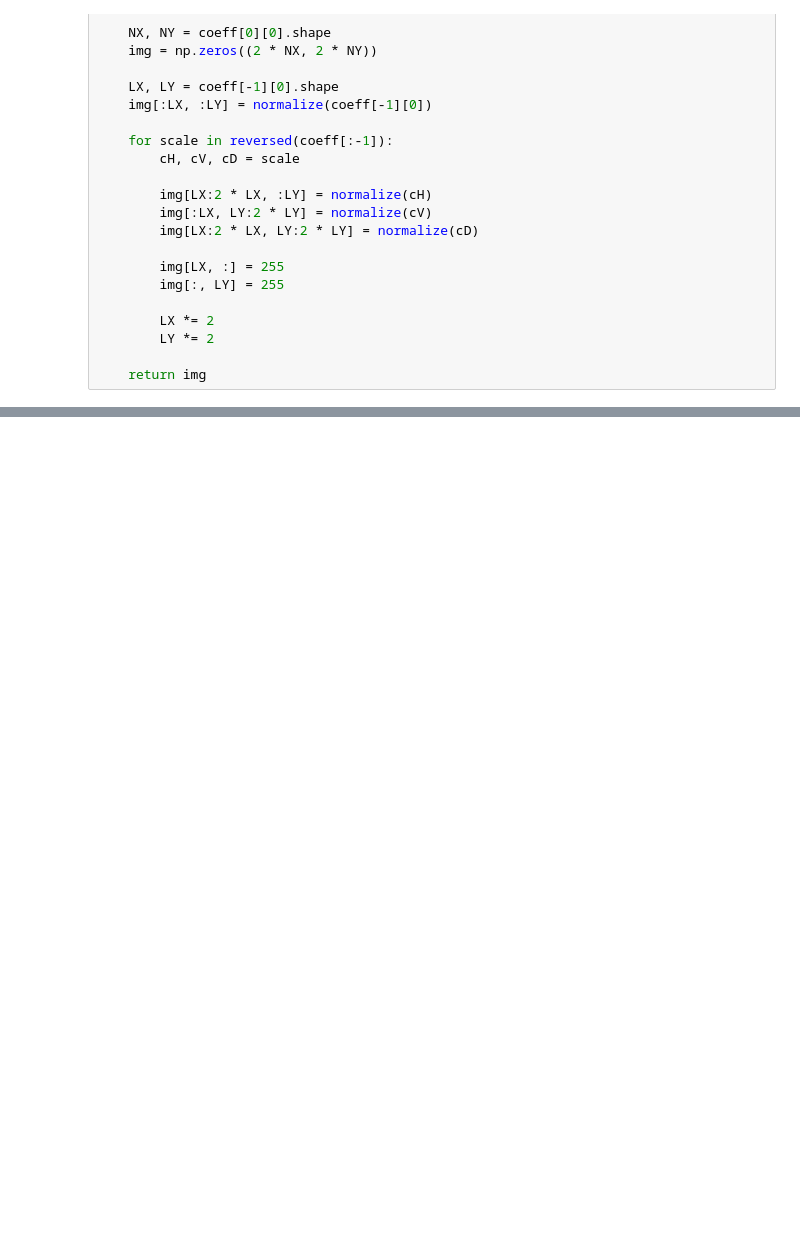
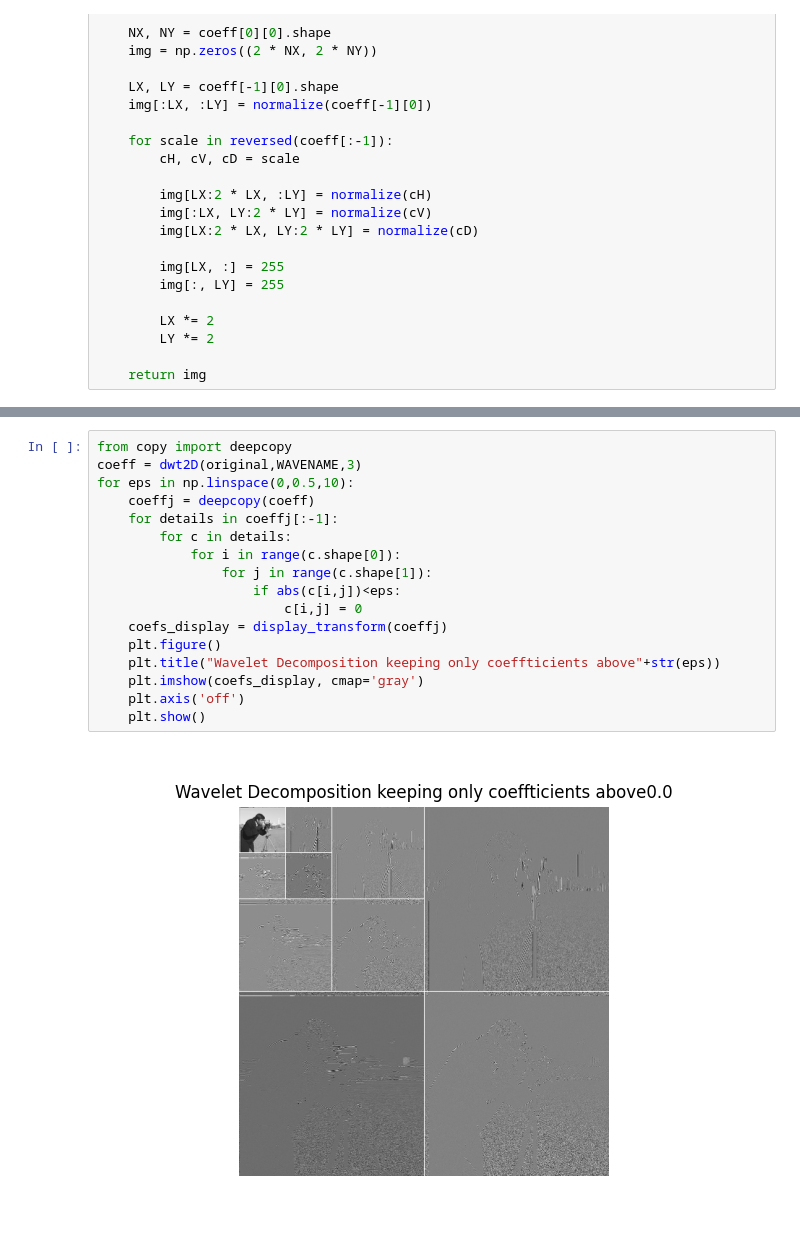
Before and after one commit to bbaruchel/projet_commun, a Jupyter notebook: joseph.ipynb, the cells around one changed output, grey strips where cells are left out. Saved outputs shown, nothing was run; the diff lists cells and outputs as text; blank space fills up the shorter version.

```diff
--- a/joseph.ipynb
+++ b/joseph.ipynb
@@ -418,0 +408,19 @@ ModuleNotFoundError: No module named 'skimage'
+# %%
+from copy import deepcopy
+coeff = dwt2D(original,WAVENAME,3)
+for eps in np.linspace(0,0.5,10):
+    coeffj = deepcopy(coeff)
+    for details in coeffj[:-1]:
+        for c in details:
+            for i in range(c.shape[0]):
+                for j in range(c.shape[1]):
+                    if abs(c[i,j])<eps:
+                        c[i,j] = 0
+    coefs_display = display_transform(coeffj)
+    plt.figure()
+    plt.title("Wavelet Decomposition keeping only coeffticients above"+str(eps))
+    plt.imshow(coefs_display, cmap='gray')
+    plt.axis('off')
+    plt.show()
+# %% [output]
+[figure, added]
```
Also changed, not shown: parts of 20 cells of this notebook.
